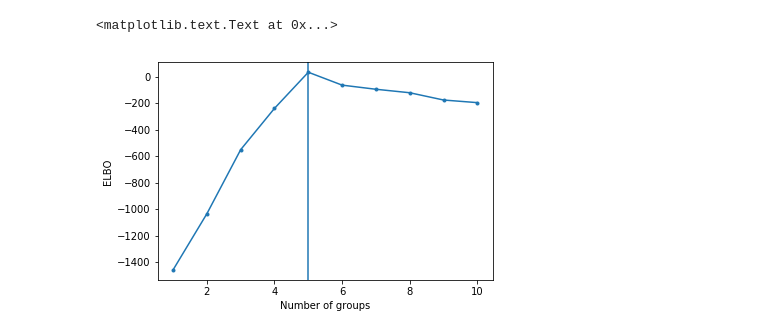
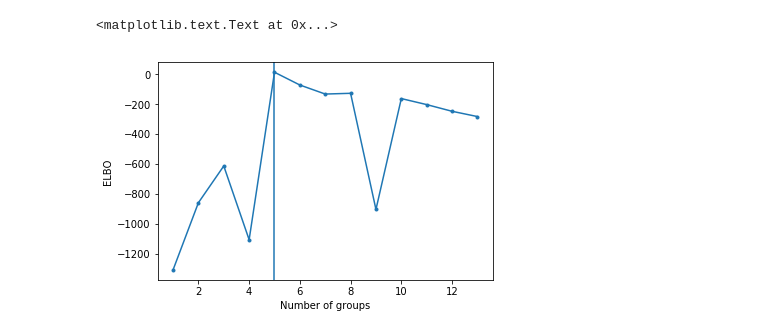
Before and after one commit to tillahoffmann/variational_bayes, a Jupyter notebook: examples/gaussian-mixture-2d.ipynb, the cells around one changed output. Cells and saved outputs as stored; diff of their text form; code cells hidden in the pictures.

```diff
--- a/examples/gaussian-mixture-2d.ipynb
+++ b/examples/gaussian-mixture-2d.ipynb
@@ -23,23 +22,24 @@ ax.set_aspect(1)
 # %%
 def mixture_model(num_groups):
     # Set up the factors
-    q_mean = vb.NormalDistribution(np.random.normal(0, 1e-3, (num_groups, 2)), np.ones((num_groups, 2)) * 1e-3)
-    q_precision = vb.GammaDistribution(np.ones((num_groups, 2)) * 1e-3, np.ones((num_groups, 2)) * 1e-3)
+    q_mean = vb.MultiNormalDistribution(np.random.normal(0, 1e-3, (num_groups, 2)),
+                                        np.ones((num_groups, 1, 1)) * np.eye(2) * 1e-3)
+    q_precision = vb.WishartDistribution(2 * np.ones(num_groups), np.ones((num_groups, 1, 1)) * np.eye(2) * 1e-3)
     q_z = vb.CategoricalDistribution(np.random.dirichlet(1000 * np.ones(num_groups), num_samples))
 
     # Evaluate the likelihood
-    likelihood = vb.NormalLikelihood(x[:, None], q_mean, q_precision)
+    likelihood = vb.MultiNormalLikelihood(x[:, None], q_mean, q_precision)
     mixture_likelihood = vb.MixtureLikelihood(q_z, likelihood)
 
-    mean_prior = vb.NormalLikelihood(q_mean, 0, 1e-4)
-    precision_prior = vb.GammaLikelihood(q_precision, 1e-3, 1e-3)
+    mean_prior = vb.MultiNormalLikelihood(q_mean, np.ones(2), 1e-4 * np.eye(2))
+    precision_prior = vb.WishartLikelihood(q_precision, 2, 0.2 * np.eye(2))
     z_prior = vb.CategoricalLikelihood(q_z, np.ones(num_groups) / num_groups)
 
     return vb.Model({'mean': q_mean, 'precision': q_precision, 'z': q_z},
-                    [mixture_likelihood, mean_prior, precision_prior, z_prior])
+                    [mixture_likelihood, z_prior, mean_prior, precision_prior])
 # %%
 model = mixture_model(num_groups)
-elbo = model.update(100)
+elbo = model.update(500, tqdm=tqdm_notebook)
 
 plt.imshow(model['z'].mean[np.argsort(z)], aspect='auto')
 # %% [output]
@@ -48,16 +55,16 @@ plt.imshow(model['z'].mean[np.argsort(z)], aspect='auto')
 # %%
-num = [1, 2, 3, 4, 5, 6, 7, 8, 9, 10]
+num = [1, 2, 3, 4, 5, 6, 7, 8, 9, 10, 11, 12, 13]
 elbos = []
 
 for n in tqdm_notebook(num):
     model = mixture_model(n)
-    elbo = model.update(100)
+    elbo = model.update(200)
     elbos.append(elbo[-1])
 
 plt.plot(num, elbos, marker='.')
 plt.axvline(num_groups)
 plt.ylabel('ELBO')
 plt.xlabel('Number of groups')
 # %% [output]
 <matplotlib.text.Text at 0x...>
-[figure, old version]
+[figure, new version]
```
Also changed, not shown: parts of 3 cells of this notebook, 3 other files.
